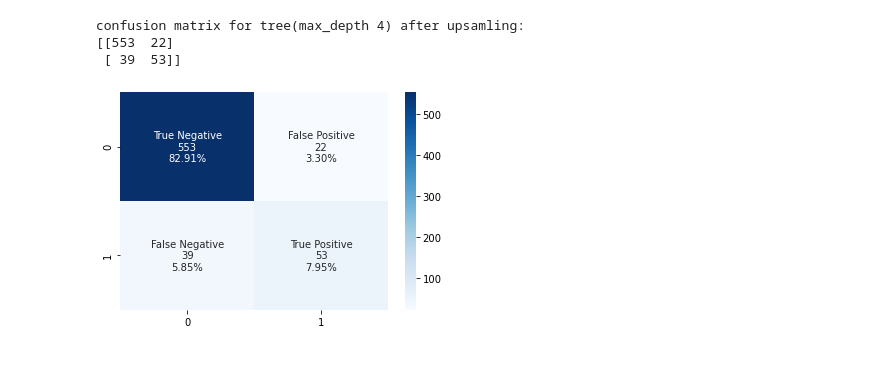
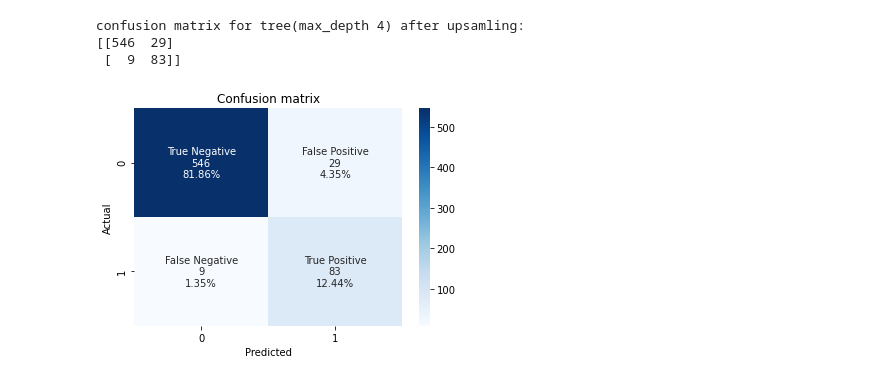
Before and after one commit to aschmirthan/TDT4173_project, a Jupyter notebook: DecisionTree.ipynb, the cells around one changed output. Cells and saved outputs as stored; diff of their text form; code cells hidden in the pictures.

```diff
--- a/DecisionTree.ipynb
+++ b/DecisionTree.ipynb
@@ -177,6 +177,7 @@ confusion matrix for tree(max_depth 4) after upsamling:
-# %%
-X_train = X_train[[col[0] for col in importances[:5]]]
-X_valid = X_valid[[col[0] for col in importances[:5]]]
+# %%
+cv_method = RepeatedStratifiedKFold(n_splits=10,
+                                    n_repeats=3,
+                                    random_state=5)
 # %%
 df_classifier = DecisionTreeClassifier(random_state=5)
 
@@ -191,7 +192,7 @@ gs_DT = GridSearchCV(estimator=df_classifier,
                      cv=cv_method,
                      n_jobs=-1,
                      verbose=1,
-                     scoring='accuracy')
+                     scoring='f1')
 
 gs_DT.fit(X_train, y_train);
 # %% [output]
@@ -204,2 +206,3 @@ Fitting 30 folds for each of 576 candidates, totalling 17280 fits
 # %%
-bestcut_clf = gs_DT.best_estimator_
+best_tuned_clf = gs_DT.best_estimator_
+gs_DT.best_estimator_
@@ -222,18 +223,22 @@ weighted avg       0.90      0.91      0.90       667
 # %%
-confusion_tree=confusion_matrix(y_test,  bestcut_clf.predict(X_test_cut))
+confusion_tree=confusion_matrix(y_test,  best_tuned_clf.predict(X_test))
 print("\nconfusion matrix for tree(max_depth 4) after upsamling:\n{}".format(confusion_tree))
 
 group_names = ["True Negative","False Positive","False Negative","True Positive"]
 group_counts = ["{0:0.0f}".format(value) for value in
                 confusion_tree.flatten()]
 group_percentages = ["{0:.2%}".format(value) for value in
                      confusion_tree.flatten()/np.sum(confusion_tree)]
 labels = [f"{v1}\n{v2}\n{v3}" for v1, v2, v3 in
           zip(group_names,group_counts,group_percentages)]
 labels = np.asarray(labels).reshape(2,2)
 sns_plot = sns.heatmap(confusion_tree, annot=labels, fmt="", cmap='Blues')
+sns_plot.set_title("Confusion matrix")
+sns_plot.set_xlabel("Predicted")
+sns_plot.set_ylabel("Actual")
+sns_plot.figure.savefig('images/dt/confusion_matrix_dt_tuned.jpg')
 # %% [output]
 confusion matrix for tree(max_depth 4) after upsamling:
-[[553  22]
- [ 39  53]]
+[[546  29]
+ [  9  83]]
-[figure, old version]
+[figure, new version]
```
Also changed, not shown: parts of 32 cells of this notebook, 5 other files.
